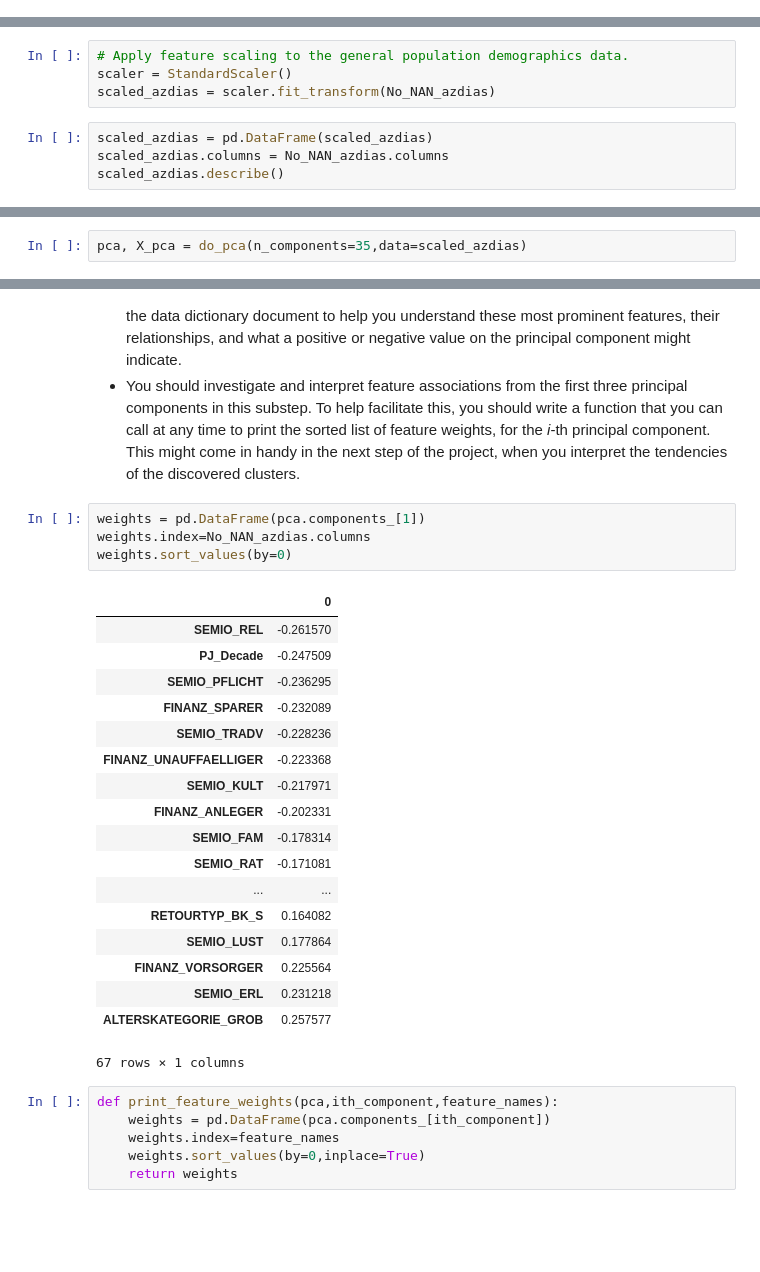
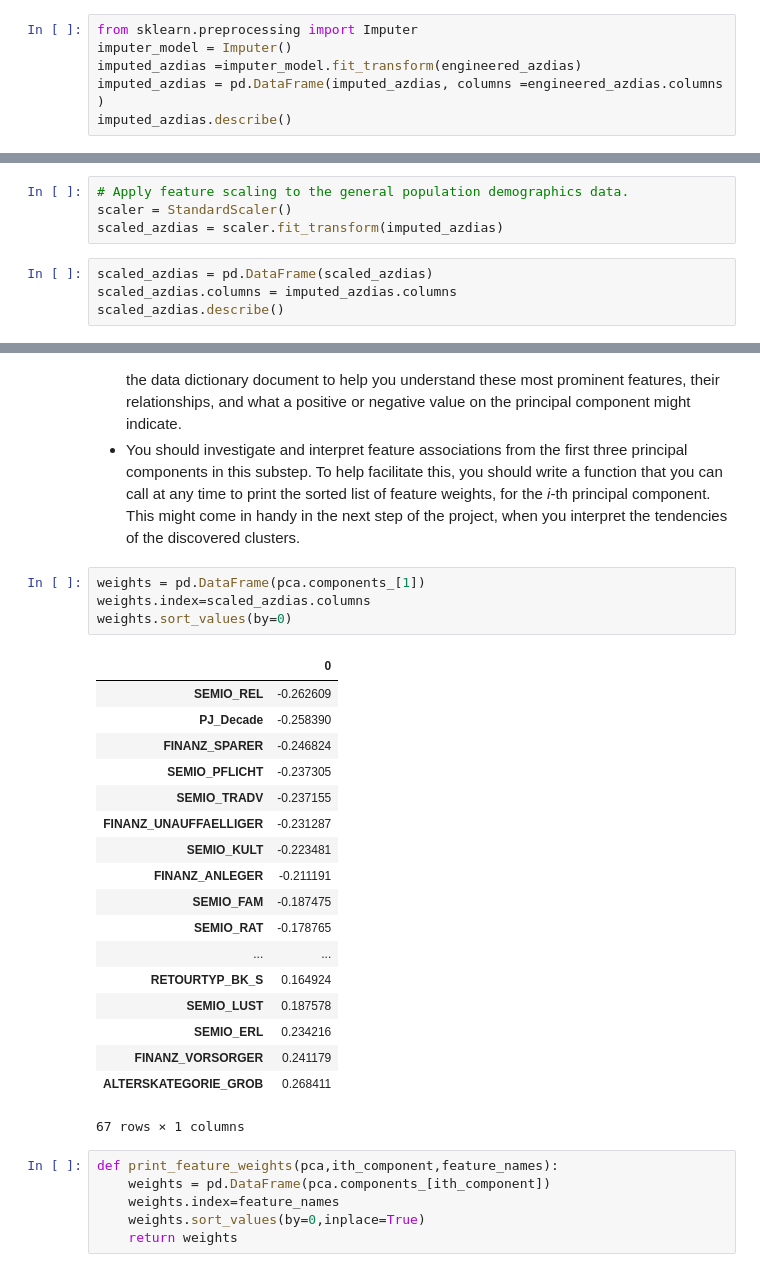
Before and after one commit to JustinAndrews41094/Machine-Learning-Projects, a Jupyter notebook: Identify_Customer_Segments (1).ipynb, the cells around one changed output, grey strips where cells are left out. Saved outputs shown, nothing was run; the diff lists cells and outputs as text; blank space fills up the shorter version.

```diff
--- a/Identify_Customer_Segments (1).ipynb
+++ b/Identify_Customer_Segments (1).ipynb
@@ -1238,0 +1272,6 @@ No_NAN_azdias = engineered_azdias[engineered_azdias.isnull().sum(axis=1) ==0]
+# %%
+from sklearn.preprocessing import Imputer
+imputer_model = Imputer()
+imputed_azdias =imputer_model.fit_transform(engineered_azdias)
+imputed_azdias = pd.DataFrame(imputed_azdias, columns =engineered_azdias.columns )
+imputed_azdias.describe()
@@ -1279,10 +1316,10 @@ Index(['ALTERSKATEGORIE_GROB', 'ANREDE_KZ', 'FINANZ_MINIMALIST',
 # %%
 # Apply feature scaling to the general population demographics data.
 scaler = StandardScaler()
-scaled_azdias = scaler.fit_transform(No_NAN_azdias)
+scaled_azdias = scaler.fit_transform(imputed_azdias)
 # %%
 scaled_azdias = pd.DataFrame(scaled_azdias)
-scaled_azdias.columns = No_NAN_azdias.columns
+scaled_azdias.columns = imputed_azdias.columns
 scaled_azdias.describe()
 # %% [output]
 |  | ALTERSKATEGORIE_GROB | ANREDE_KZ | FINANZ_MINIMALIST | FINANZ_SPARER | FINANZ_VORSORGER | FINANZ_ANLEGER | ... |
@@ -1356,8 +1393,6 @@ pca, X_pca = do_pca(n_components=35,data=scaled_azdias)
 scree_plot(pca)
 # %% [output]
 [figure]
-# %%
-pca, X_pca = do_pca(n_components=35,data=scaled_azdias)
 # %%
 comp_check = pca_results(scaled_azdias, pca)
 comp_check['Explained Variance'].sum()
@@ -1386,26 +1416,26 @@ As a reminder, each principal component is a unit vector that points in the dire
 - You should investigate and interpret feature associations from the first three principal components in this substep. To help facilitate this, you should write a function that you can call at any time to print the sorted list of feature weights, for the *i*-th principal component. This might come in handy in the next step of the project, when you interpret the tendencies of the discovered clusters.
 # %%
 weights = pd.DataFrame(pca.components_[1])
-weights.index=No_NAN_azdias.columns
+weights.index=scaled_azdias.columns
 weights.sort_values(by=0)
 # %% [output]
 |  | 0 |
-| SEMIO_REL | -0.261570 |
-| PJ_Decade | -0.247509 |
-| SEMIO_PFLICHT | -0.236295 |
-| FINANZ_SPARER | -0.232089 |
-| SEMIO_TRADV | -0.228236 |
-| FINANZ_UNAUFFAELLIGER | -0.223368 |
-| SEMIO_KULT | -0.217971 |
-| FINANZ_ANLEGER | -0.202331 |
-| SEMIO_FAM | -0.178314 |
-| SEMIO_RAT | -0.171081 |
+| SEMIO_REL | -0.262609 |
+| PJ_Decade | -0.258390 |
+| FINANZ_SPARER | -0.246824 |
+| SEMIO_PFLICHT | -0.237305 |
+| SEMIO_TRADV | -0.237155 |
+| FINANZ_UNAUFFAELLIGER | -0.231287 |
+| SEMIO_KULT | -0.223481 |
+| FINANZ_ANLEGER | -0.211191 |
+| SEMIO_FAM | -0.187475 |
+| SEMIO_RAT | -0.178765 |
 | ... | ... |
-| RETOURTYP_BK_S | 0.164082 |
-| SEMIO_LUST | 0.177864 |
-| FINANZ_VORSORGER | 0.225564 |
-| SEMIO_ERL | 0.231218 |
-| ALTERSKATEGORIE_GROB | 0.257577 |
+| RETOURTYP_BK_S | 0.164924 |
+| SEMIO_LUST | 0.187578 |
+| SEMIO_ERL | 0.234216 |
+| FINANZ_VORSORGER | 0.241179 |
+| ALTERSKATEGORIE_GROB | 0.268411 |
 67 rows × 1 columns
 # %%
 def print_feature_weights(pca,ith_component,feature_names):
```
Also changed, not shown: parts of 52 cells of this notebook, 1 other file.
